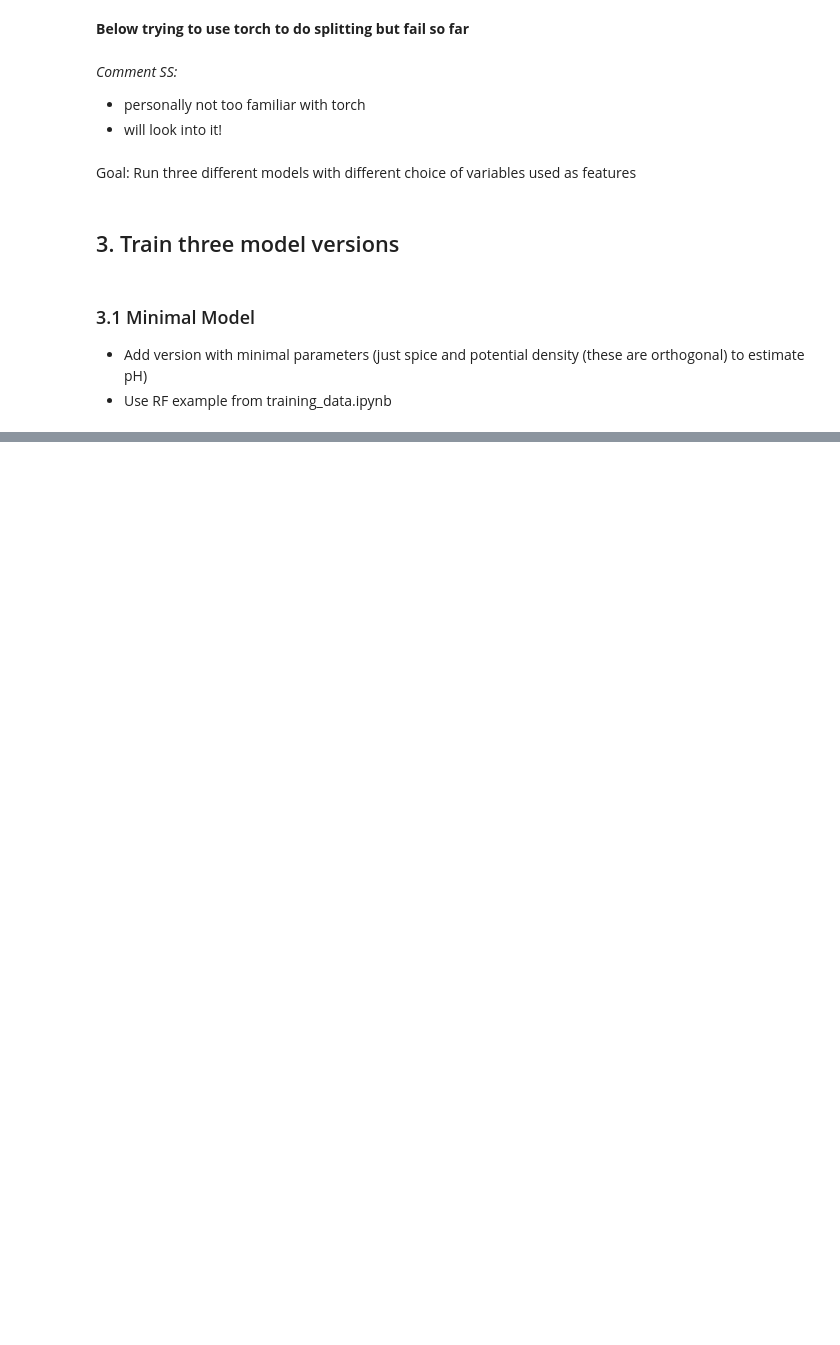
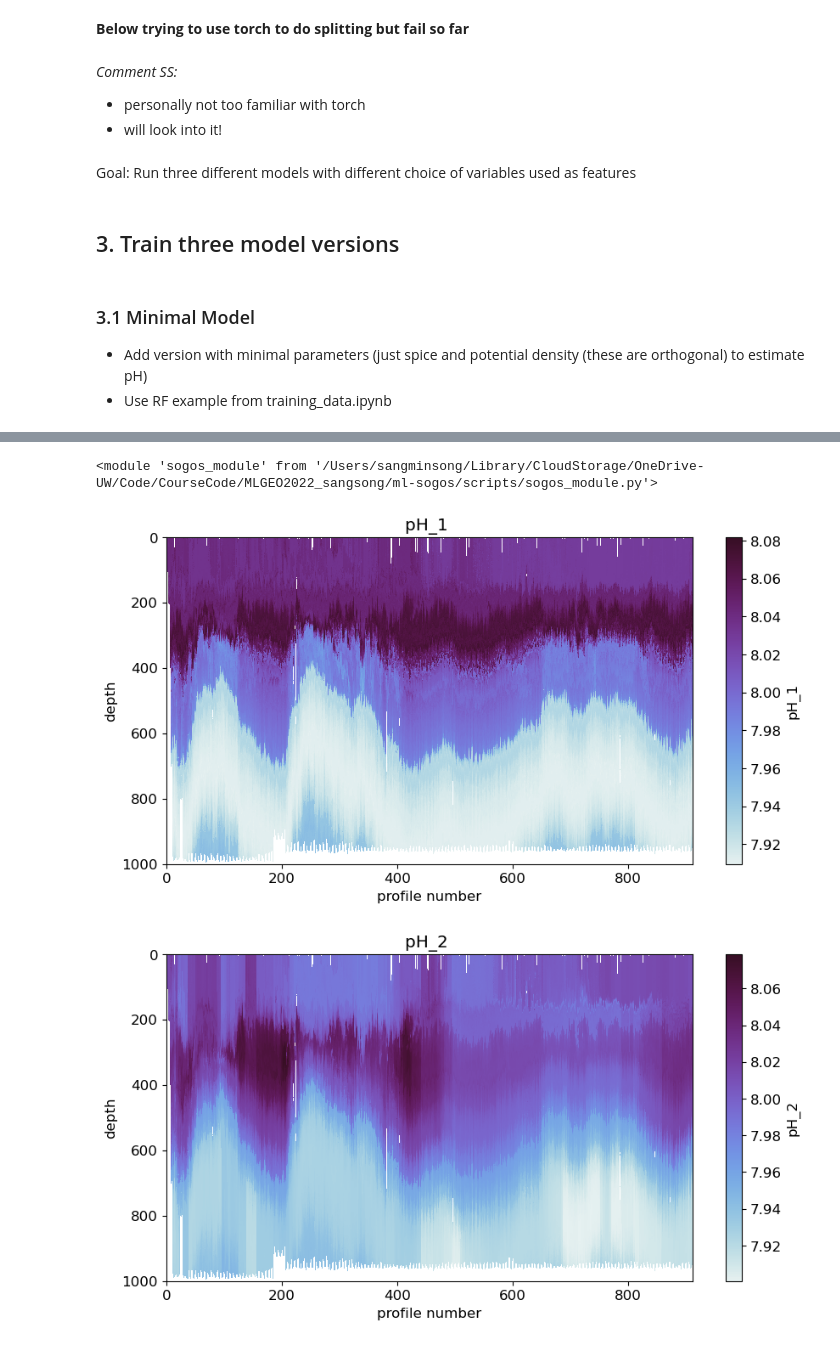
Before and after one commit to UW-MLGEO/MLGEO2022_sangsong, a Jupyter notebook: ml-sogos/scripts/sogos_overview.ipynb, the cells around one changed output, grey strips where cells are left out. Drawn from its saved outputs; the diff is of its cells as text; code cells hidden in the pictures; blank space fills up the shorter version.

```diff
--- a/ml-sogos/scripts/sogos_overview.ipynb
+++ b/ml-sogos/scripts/sogos_overview.ipynb
@@ -373,0 +394,18 @@ Mdl_3_error = get_error_metrics(Y_pred_training, Y_training, Y_pred_test, Y_test
+# %%
+# Method to predict pH
+# Rescale pH values to original range after prediction
+
+pHfactor = total_DF.pH.max() - total_DF.pH.min()
+def rescale_pH(pH):
+    return pH * pHfactor + total_DF.pH.min()
+
+def predict_glider_pH(df_glider, var_list, Mdl):
+    """Predicts pH glider data using the variables from var_list, from trained model
+    Note this will return scaled pH values, so will need to be unscaled"""
+
+    sdf_glider = scale_features(df_glider)
+    X_glider = sdf_glider[var_list].to_numpy()
+    Y_pred_glider = Mdl.predict(X_glider)
+    Y_pred_glider = rescale_pH(Y_pred_glider)
+
+    return Y_pred_glider
@@ -373,0 +425,9 @@ Mdl_3_error = get_error_metrics(Y_pred_training, Y_training, Y_pred_test, Y_test
+# %%
+# # Predict glider 659 pH, runtime over 3 models ~ 70 sec
+
+df_659['pH_1'] = predict_glider_pH(df_659, var_list_1, Mdl_1)
+df_659['pH_2'] = predict_glider_pH(df_659, var_list_2, Mdl_2)
+df_659['pH_3'] = predict_glider_pH(df_659, var_list_3, Mdl_3)
+
+pH_659 = df_659[['pH_1', 'pH_2', 'pH_3']]
+pH_659.describe()
@@ -373,0 +463,4 @@ Mdl_3_error = get_error_metrics(Y_pred_training, Y_training, Y_pred_test, Y_test
+# %%
+gp_659['pH_1'] = sg.dfvar_to_darray(df_659, 'pH_1')
+gp_659['pH_2'] = sg.dfvar_to_darray(df_659, 'pH_2')
+gp_659['pH_3'] = sg.dfvar_to_darray(df_659, 'pH_3')
@@ -449,0 +619,9 @@ plt.show()
+# %%
+importlib.reload(sg)
+# %% [output]
+<module 'sogos_module' from '/Users/sangminsong/Library/CloudStorage/OneDrive-UW/Code/CourseCode/MLGEO2022_sangsong/ml-sogos/scripts/sogos_module.py'>
+# %%
+axes = sg.plotx_nprof(gp_659, vars = ['pH_1', 'pH_2', 'pH_3','CT'], tag='', save=False, lim=[])
+# %% [output]
+[figure, added]
+[figure, added]
```
Also changed, not shown: parts of 43 cells of this notebook, 2 other files.
